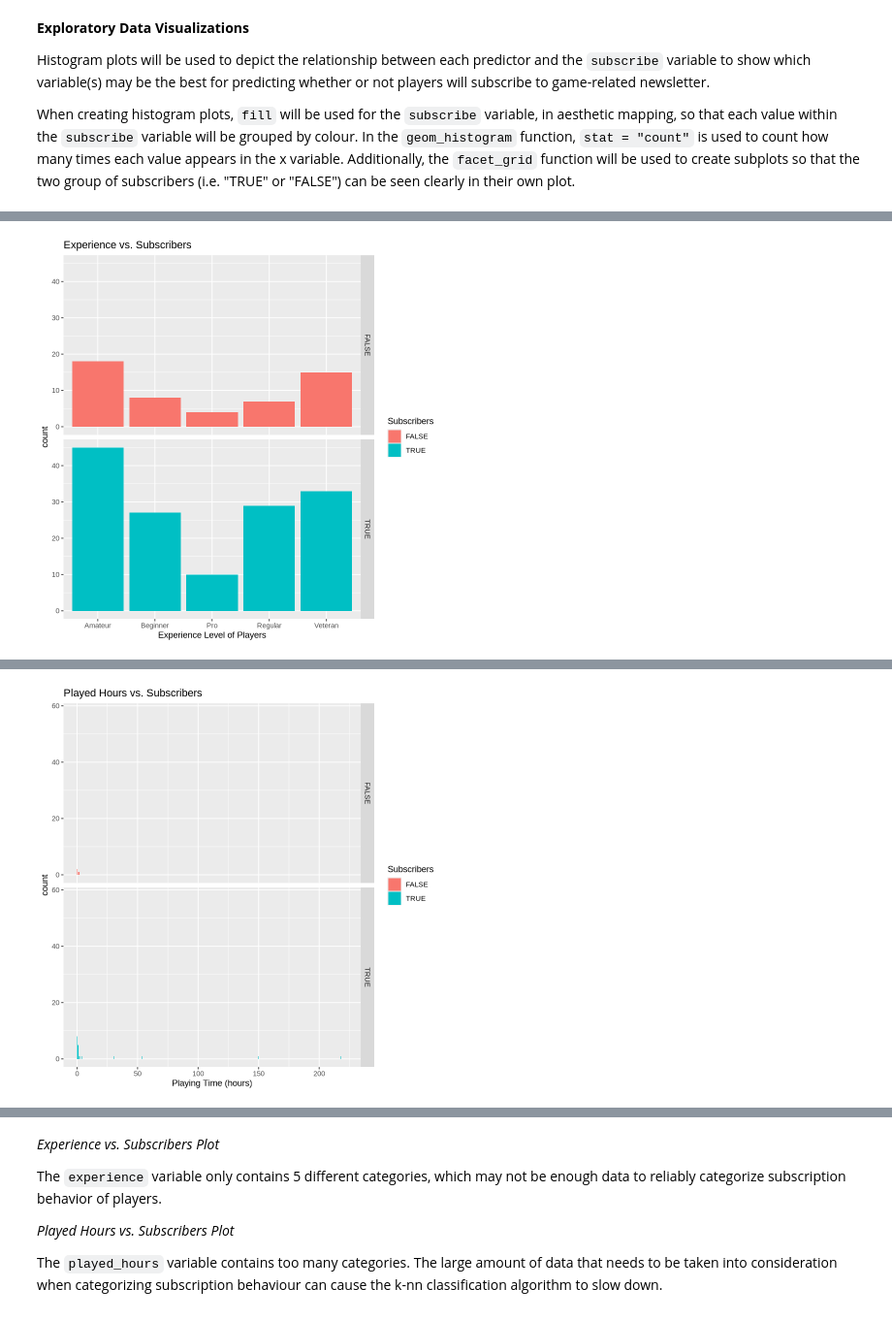
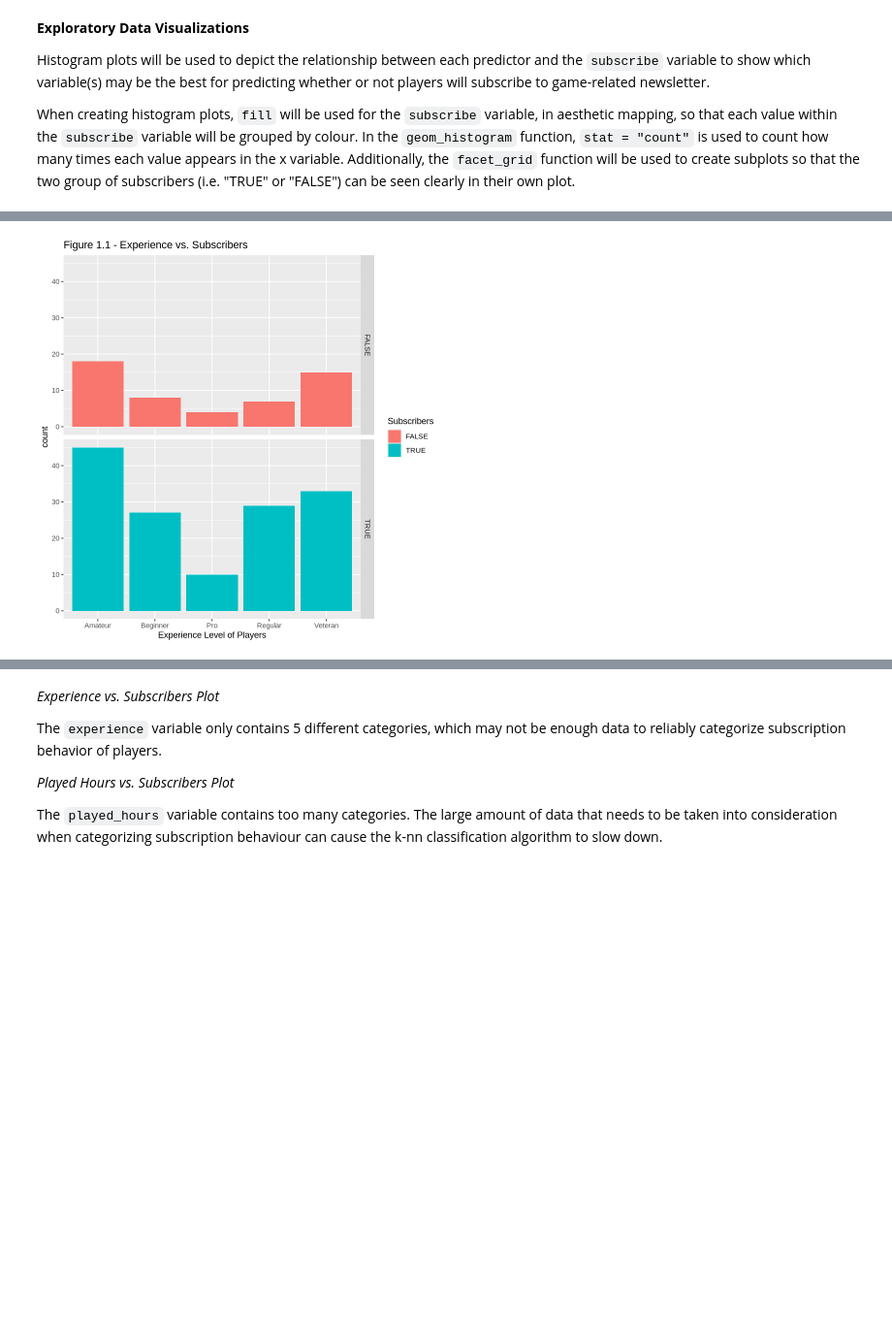
Before and after one commit to zzashleeyj/DSCI100-46-Group-Project, a Jupyter notebook: Final Project 46.ipynb, the cells around one changed output, grey strips where cells are left out. Shown at 97% size. Saved outputs shown, nothing was run; the diff lists cells and outputs as text; code cells hidden in the pictures; blank space fills up the shorter version.

Commit message:
Added figure legends and Impact of findings
Added Figure numbers to graph titles and figure legends after each diagram. Discussed the impacts of the findings.

```diff
--- a/Final Project 46.ipynb
+++ b/Final Project 46.ipynb
@@ -141,29 +141,8 @@ experience_plot <- ggplot(players, aes(x = experience, fill = subscribe)) +
     geom_histogram(stat = "count") +
     facet_grid(rows = vars(subscribe)) +
     labs(x = "Experience Level of Players", fill = "Subscribers") +
-    ggtitle("Experience vs. Subscribers")
+    ggtitle("Figure 1.1 - Experience vs. Subscribers")
 experience_plot
-
-played_hours_plot <- ggplot(players, aes(x = played_hours, fill = subscribe)) +
-    geom_histogram(stat = "count") +
-    facet_grid(rows = vars(subscribe)) +
-    labs(x = "Playing Time (hours)", fill = "Subscribers") +
-    ggtitle("Played Hours vs. Subscribers")
-played_hours_plot
-
-gender_plot <- ggplot(players, aes(x = gender, fill = subscribe)) +
-    geom_histogram(stat = "count") +
-    facet_grid(rows = vars(subscribe)) +
-    labs(x = "Gender of Players", fill = "Subscribers") +
-    ggtitle("Gender vs. Subscribers")
-gender_plot
-
-age_plot <- ggplot(players, aes(x = Age, fill = subscribe)) +
-    geom_histogram(stat = "count") +
-    facet_grid(rows = vars(subscribe)) +
-    labs(x = "Age of Players", fill = "Subscribers") +
-    ggtitle("Age vs. Subscribers")
-age_plot
 # %% [output]
 Warning message in geom_histogram(stat = "count"):
 “Ignoring unknown parameters: `binwidth`, `bins`, and `pad`”
@@ -172 +149 @@ Warning message in geom_histogram(stat = "count"):
-[figure, old version]
+[figure, new version]
@@ -175 +149,0 @@ Warning message in geom_histogram(stat = "count"):
-[figure, removed]
```
Also changed, not shown: parts of 12 cells of this notebook.
